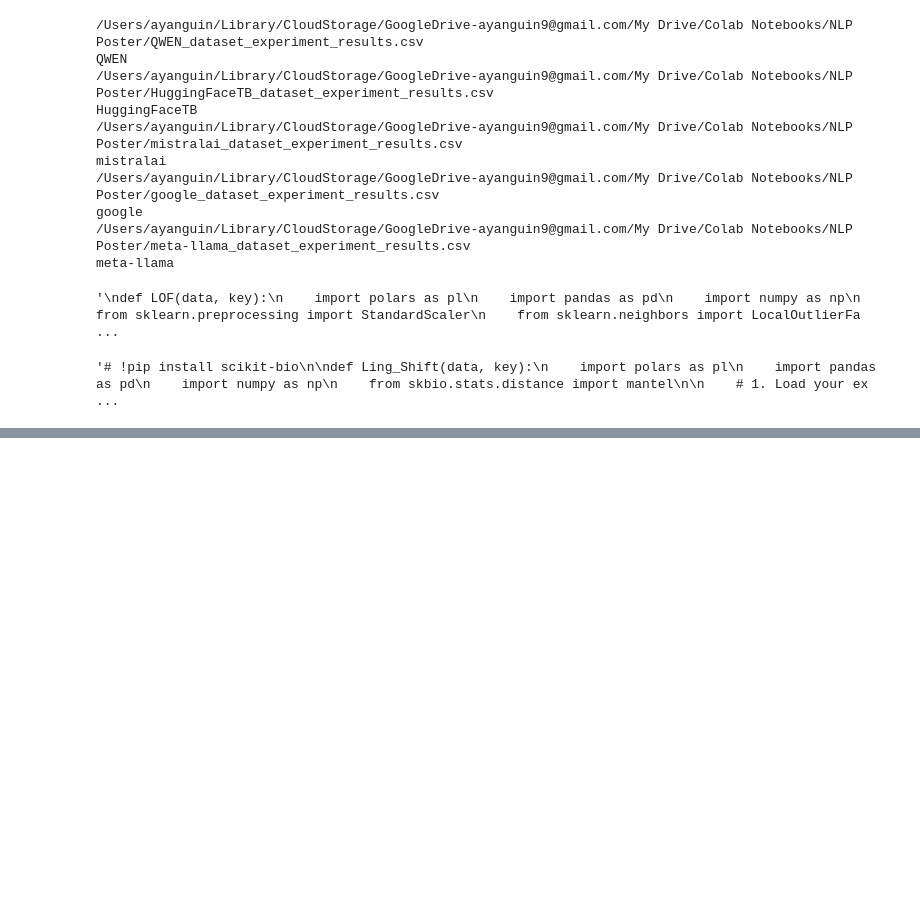
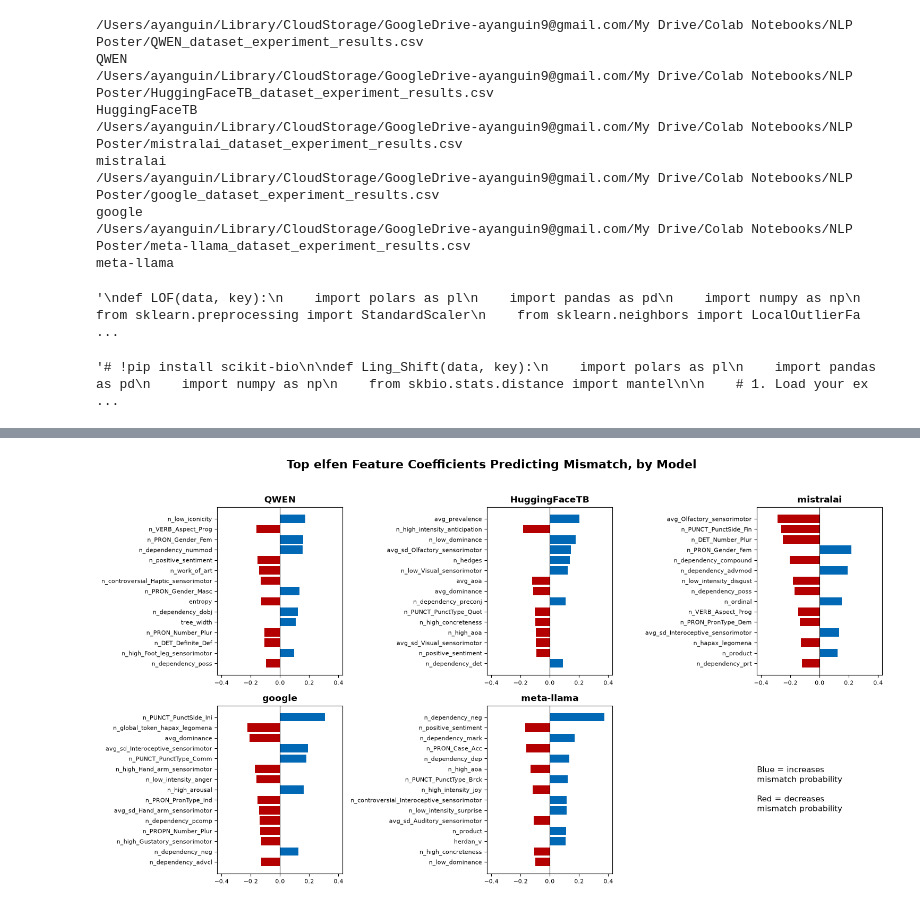
Before and after one commit to ayanguin/NLP-Poster-Diagnosing-Evaluation-Instability-via-Deep-Linguistic-Fingerprinting, a Jupyter notebook: NLP-Elfen-Visualization.ipynb, the cells around one changed output, grey strips where cells are left out. Saved outputs shown, nothing was run; the diff lists cells and outputs as text; code cells hidden in the pictures; blank space fills up the shorter version.

Commit message:
added new graph for poster

```diff
--- a/NLP-Elfen-Visualization.ipynb
+++ b/NLP-Elfen-Visualization.ipynb
@@ -518,0 +510,46 @@ Passing `palette` without assigning `hue` is deprecated and will be removed in v
+# %%
+import math
+
+TOP_N = 15
+
+model_coefs = {
+    key: r["top_features"].reindex(
+        r["top_features"].abs().sort_values(ascending=False).index
+    )[:TOP_N]
+    for key, r in results.items()
+}
+
+n_models = len(model_coefs)
+n_cols = 3
+n_rows = math.ceil((n_models + 1) / n_cols)
+
+all_vals = pd.concat(model_coefs.values())
+xlim = max(abs(all_vals.min()), abs(all_vals.max())) * 1.15
+
+fig, axes = plt.subplots(n_rows, n_cols, figsize=(5 * n_cols, 4 * n_rows))
+axes = axes.flatten()
+
+for ax, (key, coefs) in zip(axes, model_coefs.items()):
+    colors = ["#0068B4" if v > 0 else "#B40000" for v in coefs.values]
+    ax.barh(coefs.index[::-1], coefs.values[::-1], color=colors[::-1])
+    ax.set_xlim(-xlim, xlim)
+    ax.axvline(0, color="black", linewidth=0.8)
+    ax.set_title(key, fontsize=12, fontweight="bold")
+    ax.tick_params(axis="y", labelsize=8)
+    ax.tick_params(axis="x", labelsize=8)
+
+for ax in axes[n_models:]:
+    ax.axis("off")
+axes[n_models].text(
+    0.0, 0.5,
+    "Blue = increases\nmismatch probability\n\nRed = decreases\nmismatch probability",
+    fontsize=11, va="center"
+)
+
+fig.suptitle("Top elfen Feature Coefficients Predicting Mismatch, by Model",
+             fontsize=16, fontweight="bold", y=1.02)
+fig.tight_layout()
+fig.savefig("feature_importance_grid.png", dpi=300, bbox_inches="tight")
+plt.show()
+# %% [output]
+[figure, added]
```
Also changed, not shown: parts of 2 cells of this notebook, 3 other files.
